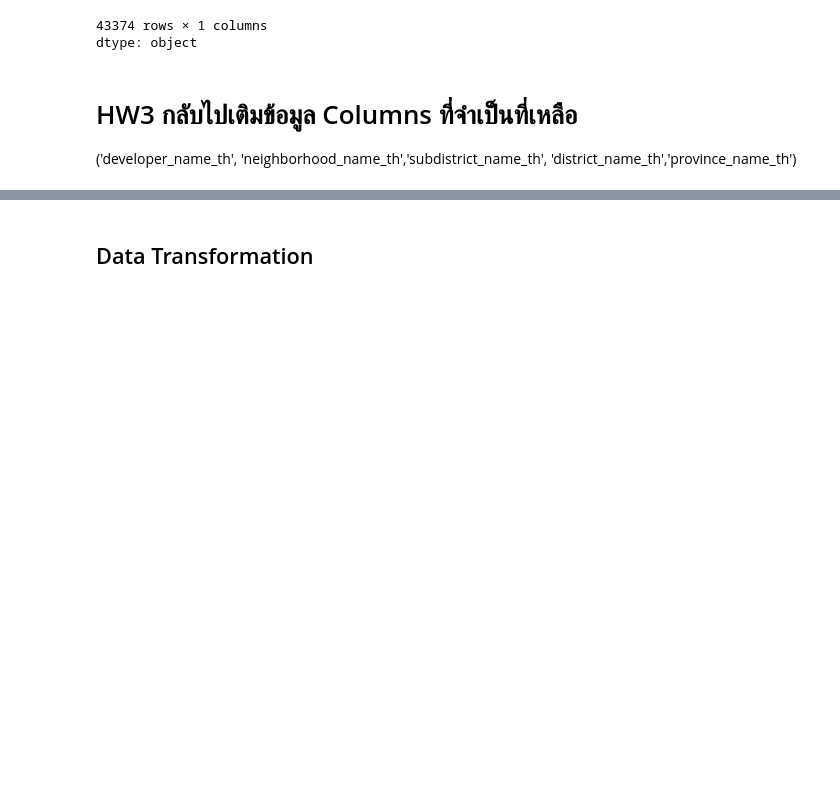
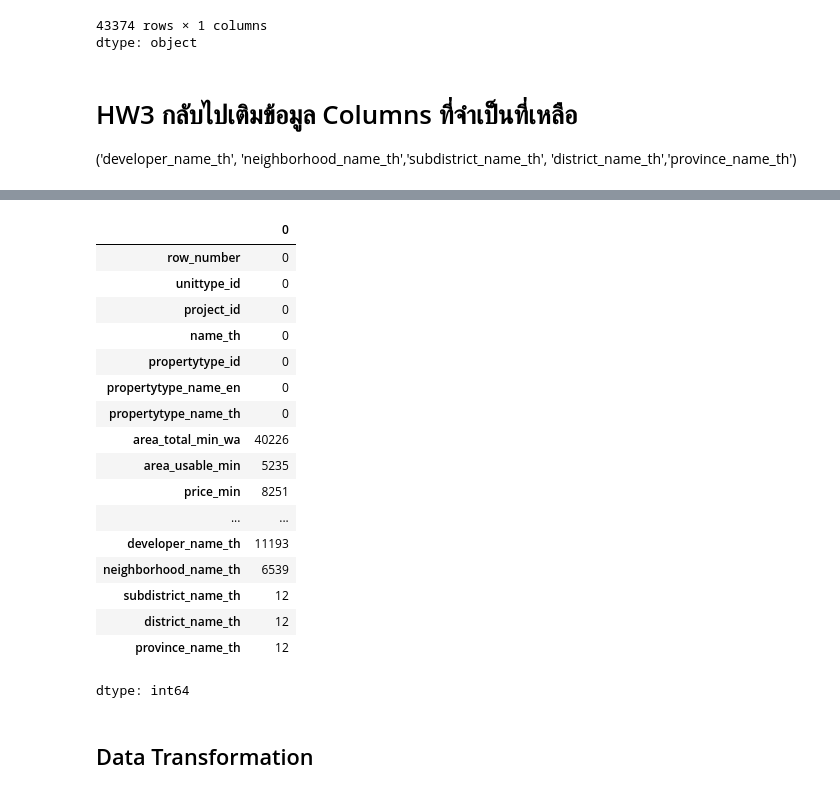
Before and after one commit to woraphonp-038-5/BSC_DPDM2025, a Jupyter notebook: Ch3_Data_Preprocessing.ipynb, the cells around one changed output, grey strips where cells are left out. Cells and saved outputs as stored; diff of their text form; code cells hidden in the pictures; blank space fills up the shorter version.

```diff
--- a/Ch3_Data_Preprocessing.ipynb
+++ b/Ch3_Data_Preprocessing.ipynb
@@ -559,3 +597,24 @@ unit_df['ชื่อโครงการ'] = unit_df['project_id'].map(project
+# %%
+unit_df.isnull().sum()
+# %% [output]
+|  | 0 |
+| row_number | 0 |
+| unittype_id | 0 |
+| project_id | 0 |
+| name_th | 0 |
+| propertytype_id | 0 |
+| propertytype_name_en | 0 |
+| propertytype_name_th | 0 |
+| area_total_min_wa | 40226 |
+| area_usable_min | 5235 |
+| price_min | 8251 |
+| ... | ... |
+| developer_name_th | 11193 |
+| neighborhood_name_th | 6539 |
+| subdistrict_name_th | 12 |
+| district_name_th | 12 |
+| province_name_th | 12 |
+dtype: int64
 # %% [markdown]
 ## Data Transformation
 # %% [markdown]
```
Also changed, not shown: parts of 7 cells of this notebook.
